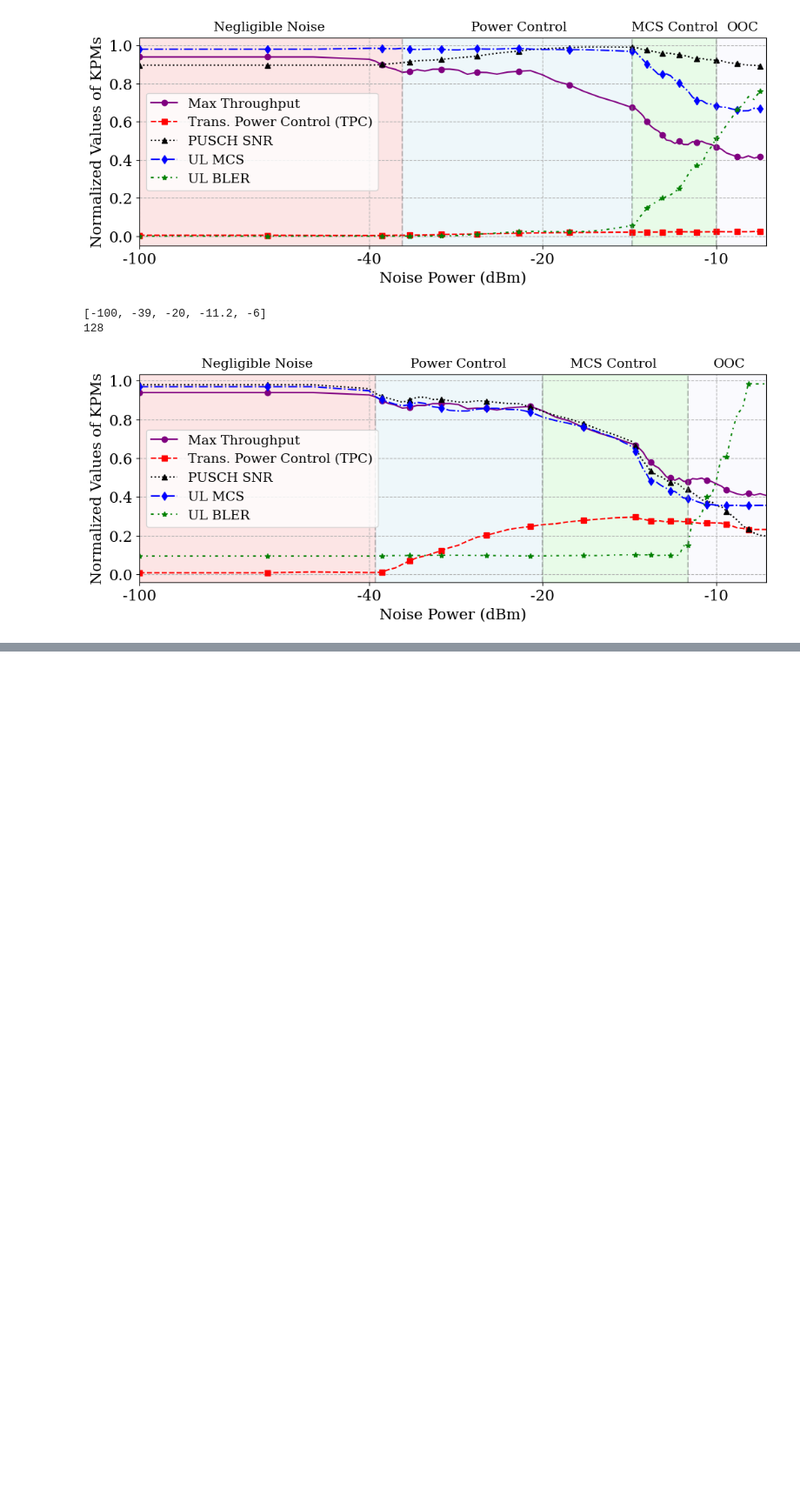
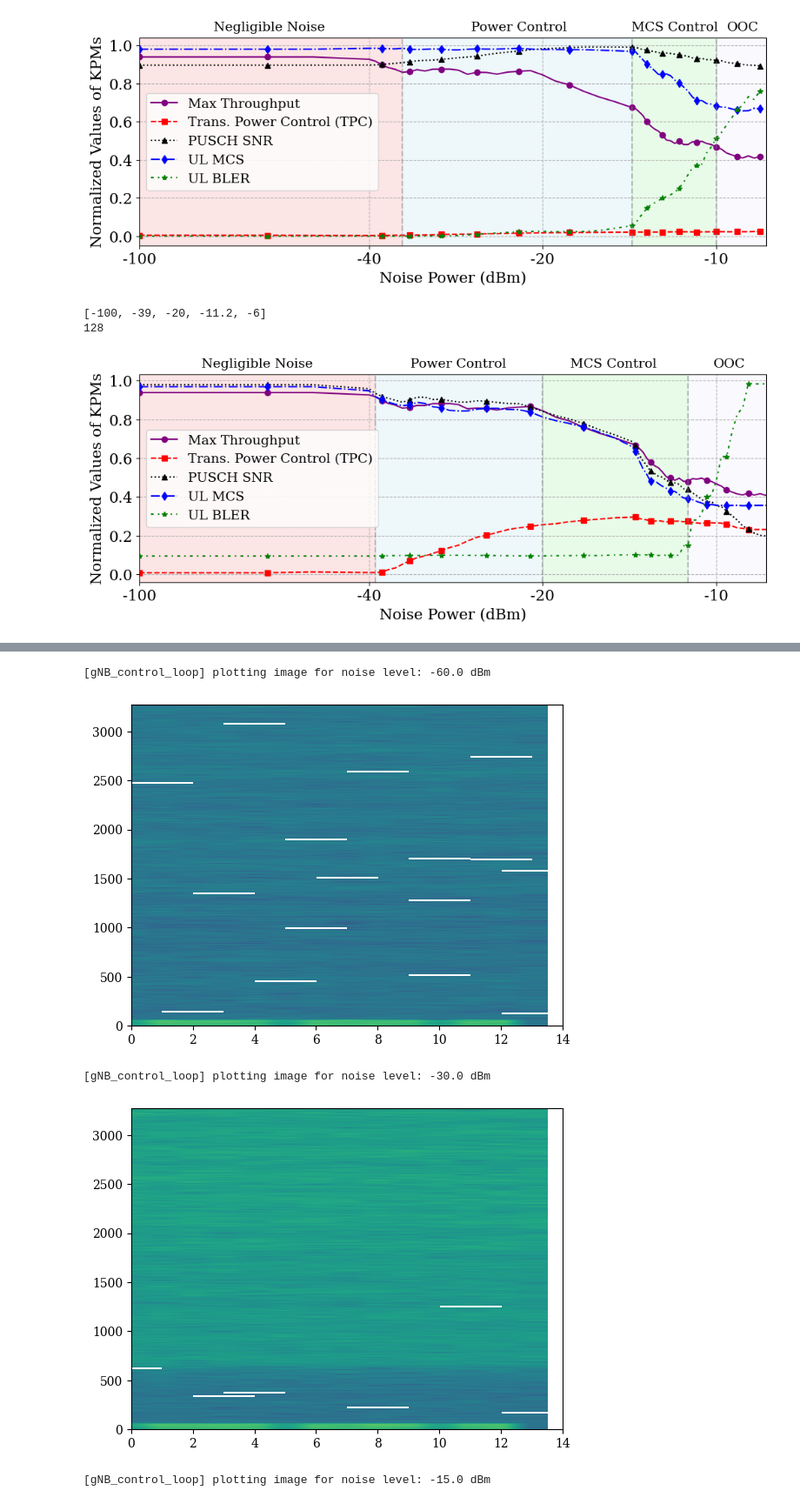
Before and after one commit to FCCLab/oai-nvidia, a Jupyter notebook: notebooks/gnb_control_loop/gNB_control_loop.ipynb, the cells around one changed output, grey strips where cells are left out. Shown at 87% size. Drawn from its saved outputs; the diff is of its cells as text; code cells hidden in the pictures; blank space fills up the shorter version.

Commit message:
gnb control loop: plot figure fot the paper

```diff
--- a/notebooks/gnb_control_loop/gNB_control_loop.ipynb
+++ b/notebooks/gnb_control_loop/gNB_control_loop.ipynb
@@ -632,0 +557,80 @@ DatabaseError: HTTPDriver for http://localhost:8123 returned response code 404)
+# %%
+import numpy as np
+import pandas as pd
+import pickle
+import datetime
+
+dataset = []
+noise_levels = [-60, -30, -15, -9]
+
+# First pass: find global min/max for color scale
+vmin, vmax = None, None
+rx_slot_list = []
+
+for test_id_idx, test_id in enumerate(test_ids):
+    query = f"""
+        SELECT *
+        FROM wgn
+        WHERE test_id = '{test_id}' AND direction = 0 AND target_throughput_mbps = 1
+        ORDER BY timestamp
+    """
+    df_wgn =  clickhouse_client.query_df(query)
+    df_noise_time_ranges = df_wgn.groupby('noise_level').agg(
+        begin_time=('timestamp', 'min'),
+        end_time=('timestamp', 'max'),
+    ).reset_index()
+    df_noise_time_ranges = df_noise_time_ranges.sort_values('noise_level')
+
+    for index_i, noise_record in df_noise_time_ranges.iterrows():
+        if noise_record.noise_level not in noise_levels:
+            continue
+        query = f"""
+        SELECT TsTaiNs,fhData
+        FROM fh
+        WHERE TsTaiNs BETWEEN '{noise_record.begin_time + datetime.timedelta(seconds=10)}' AND '{noise_record.begin_time + datetime.timedelta(seconds=11)}'
+        ORDER BY TsTaiNs DESC
+        LIMIT 1
+        """
+        df_fh = clickhouse_client.query_df(query)
+        fh_samp = np.array(df_fh['fhData'].iloc[0], dtype=np.float32)
+        rx_slot = np.swapaxes(fh_samp.view(np.complex64).reshape(4, 14, 273*12), 2, 0)[:,:,0]
+        # Avoid log10(0) by setting zeros to nan before log10
+        abs_rx_slot_sq = np.abs(rx_slot**2)
+        abs_rx_slot_sq[abs_rx_slot_sq == 0] = np.nan
+        rx_slot_db = 10 * np.log10(abs_rx_slot_sq)
+        rx_slot_list.append((noise_record.noise_level, rx_slot_db))
+        # Update vmin/vmax
+        min_val = np.nanmin(rx_slot_db)
+        max_val = np.nanmax(rx_slot_db)
+        if vmin is None or min_val < vmin:
+            vmin = min_val
+        if vmax is None or max_val > vmax:
+            vmax = max_val
+
+# Second pass: plot with fixed color scale
+font_size = 10
+plt.rcParams.update({
+    'font.size': font_size,              # General font size
+    'axes.titlesize': font_size,         # Title font size
+    'axes.labelsize': font_size,         # Axis label font size
+    'xtick.labelsize': font_size,        # X tick label font size
+    'ytick.labelsize': font_size,        # Y tick label font size
+    'legend.fontsize': font_size,        # Legend font size
+})
+
+for noise_level, rx_slot_db in rx_slot_list:
+    print(f"[gNB_control_loop] plotting image for noise level: {noise_level} dBm")
+    fig, axs = plt.subplots(1)
+    im = axs.imshow(rx_slot_db, aspect='auto', vmin=vmin, vmax=vmax)
+    axs.set_ylim([0, 273 * 12])
+    axs.set_xlim([0, 14])
+    axs.label_outer()
+    plt.savefig(f"spectrogram_highload_{noise_level}dBm.pdf", format="pdf", bbox_inches="tight")
+    plt.show(fig)
+    plt.close(fig)
+# %% [output]
+[gNB_control_loop] plotting image for noise level: -60.0 dBm
+[figure, added]
+[gNB_control_loop] plotting image for noise level: -30.0 dBm
+[figure, added]
+[gNB_control_loop] plotting image for noise level: -15.0 dBm
```
Also changed, not shown: parts of 2 cells of this notebook, 7 other files.
